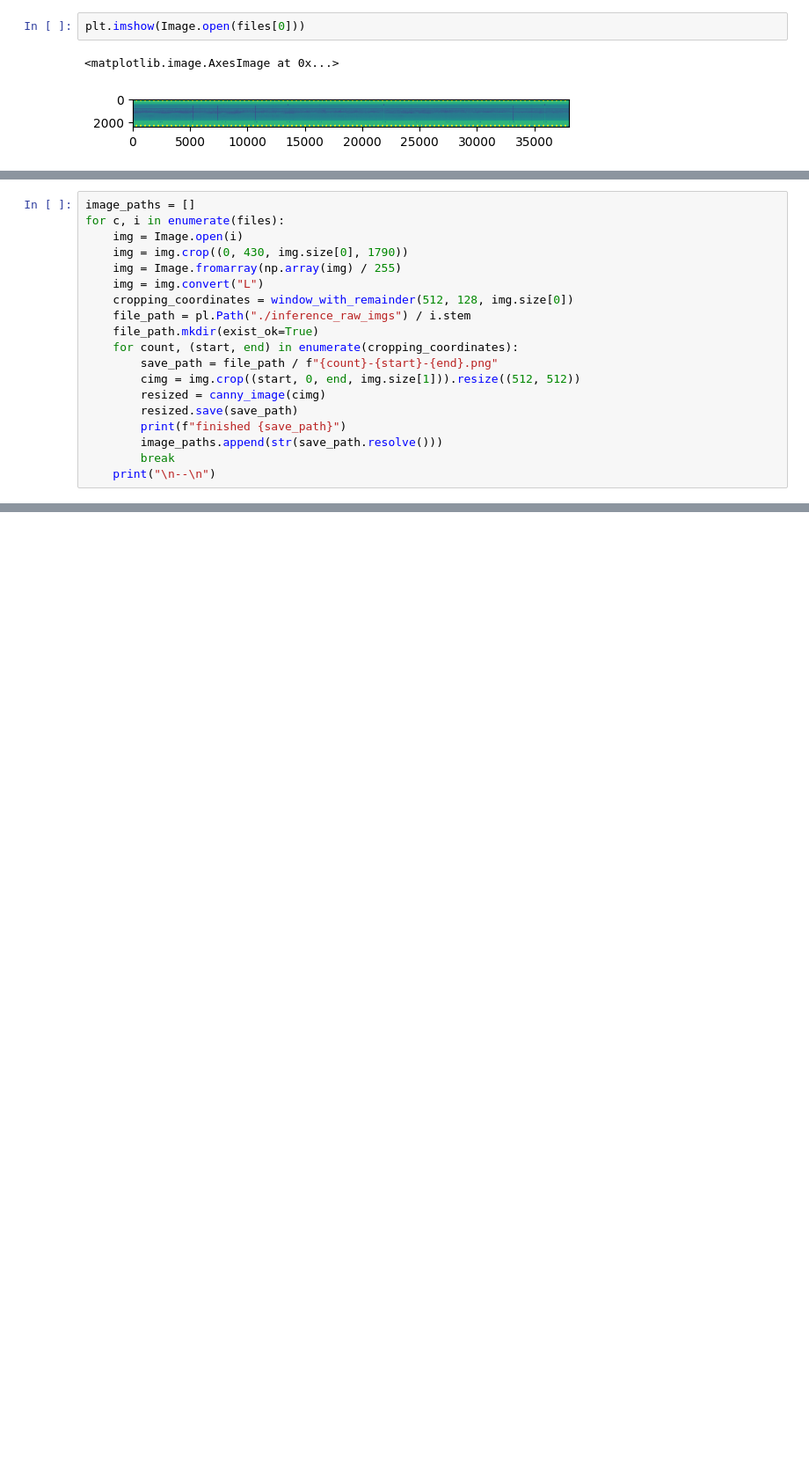
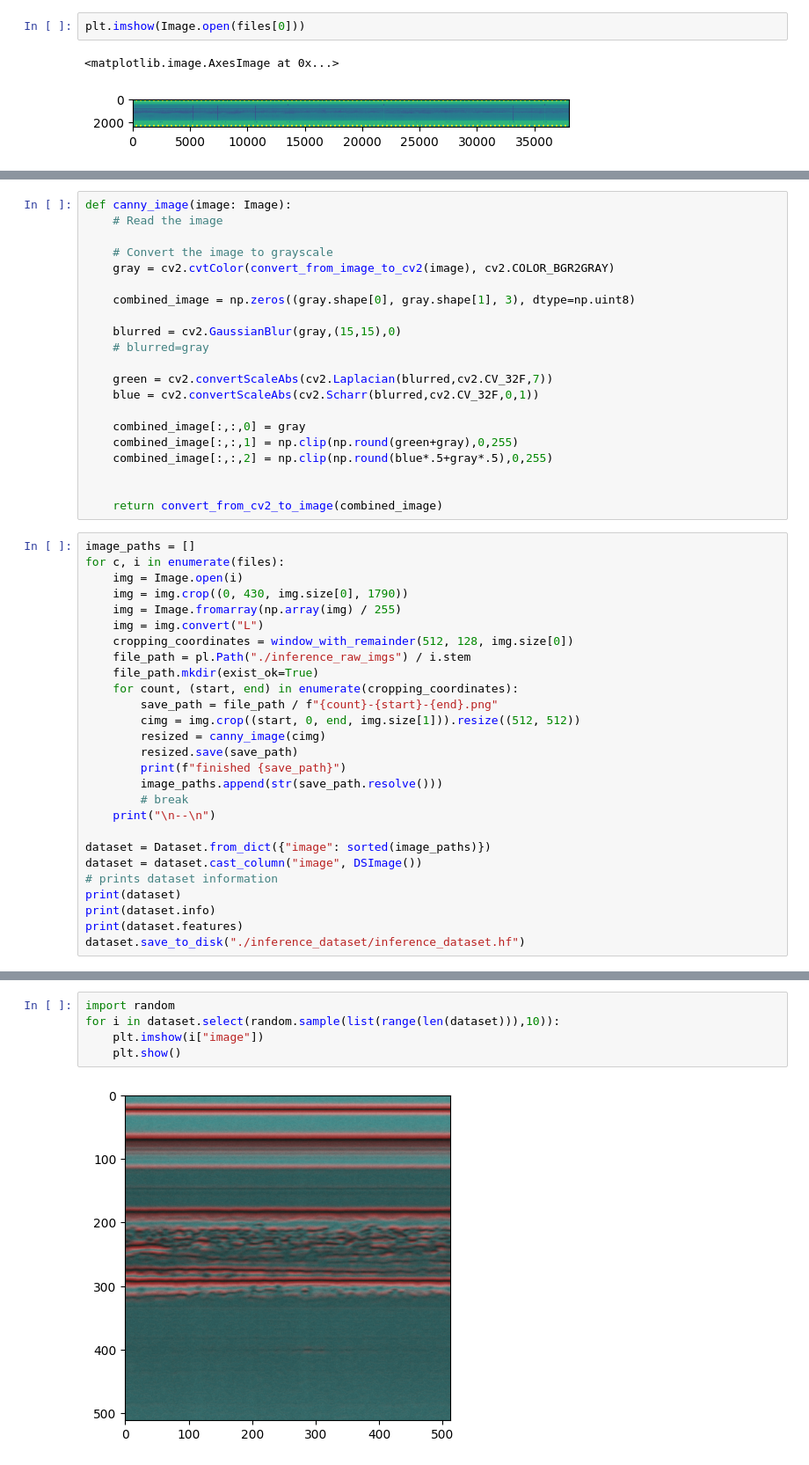
Before and after one commit to aashraychegu/glacformer-training, a Jupyter notebook: inference/digest_data.ipynb, the cells around one changed output, grey strips where cells are left out. Shown at 88% size. Cells and saved outputs as stored; diff of their text form; blank space fills up the shorter version.

Commit message:
Updating preprocessing to be better and show more of the original image.

```diff
--- a/inference/digest_data.ipynb
+++ b/inference/digest_data.ipynb
@@ -74,3 +108,24 @@ def canny_image(image: Image):
+# %%
+def canny_image(image: Image):
+    # Read the image
+
+    # Convert the image to grayscale
+    gray = cv2.cvtColor(convert_from_image_to_cv2(image), cv2.COLOR_BGR2GRAY)
+
+    combined_image = np.zeros((gray.shape[0], gray.shape[1], 3), dtype=np.uint8)
+
+    blurred = cv2.GaussianBlur(gray,(15,15),0)
+    # blurred=gray
+
+    green = cv2.convertScaleAbs(cv2.Laplacian(blurred,cv2.CV_32F,7))
+    blue = cv2.convertScaleAbs(cv2.Scharr(blurred,cv2.CV_32F,0,1))
+
+    combined_image[:,:,0] = gray
+    combined_image[:,:,1] = np.clip(np.round(green+gray),0,255)
+    combined_image[:,:,2] = np.clip(np.round(blue*.5+gray*.5),0,255)
+
+
+    return convert_from_cv2_to_image(combined_image)
 # %%
 image_paths = []
 for c, i in enumerate(files):
@@ -88,6 +143,14 @@ for c, i in enumerate(files):
         resized.save(save_path)
         print(f"finished {save_path}")
         image_paths.append(str(save_path.resolve()))
-        break
+        # break
     print("\n--\n")
+
+dataset = Dataset.from_dict({"image": sorted(image_paths)})
+dataset = dataset.cast_column("image", DSImage())
+# prints dataset information
+print(dataset)
+print(dataset.info)
+print(dataset.features)
+dataset.save_to_disk("./inference_dataset/inference_dataset.hf")
 # %% [output]
@@ -113,0 +174,7 @@ DatasetInfo(description='', citation='', homepage='', license='', features={'ima
+# %%
+import random
+for i in dataset.select(random.sample(list(range(len(dataset))),10)):
+    plt.imshow(i["image"])
+    plt.show()
+# %% [output]
+[figure, added]
```
Also changed, not shown: parts of 5 cells of this notebook, 5 other files.
